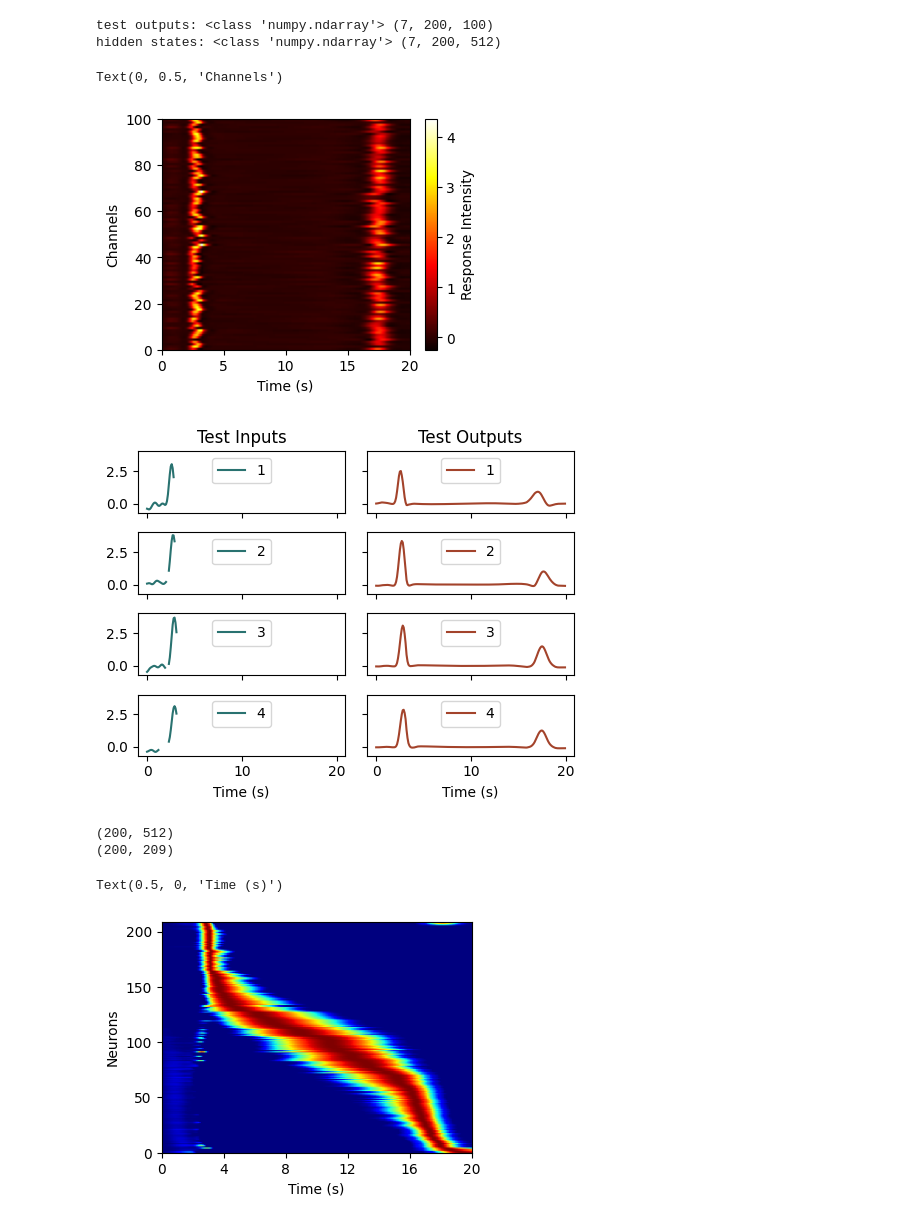
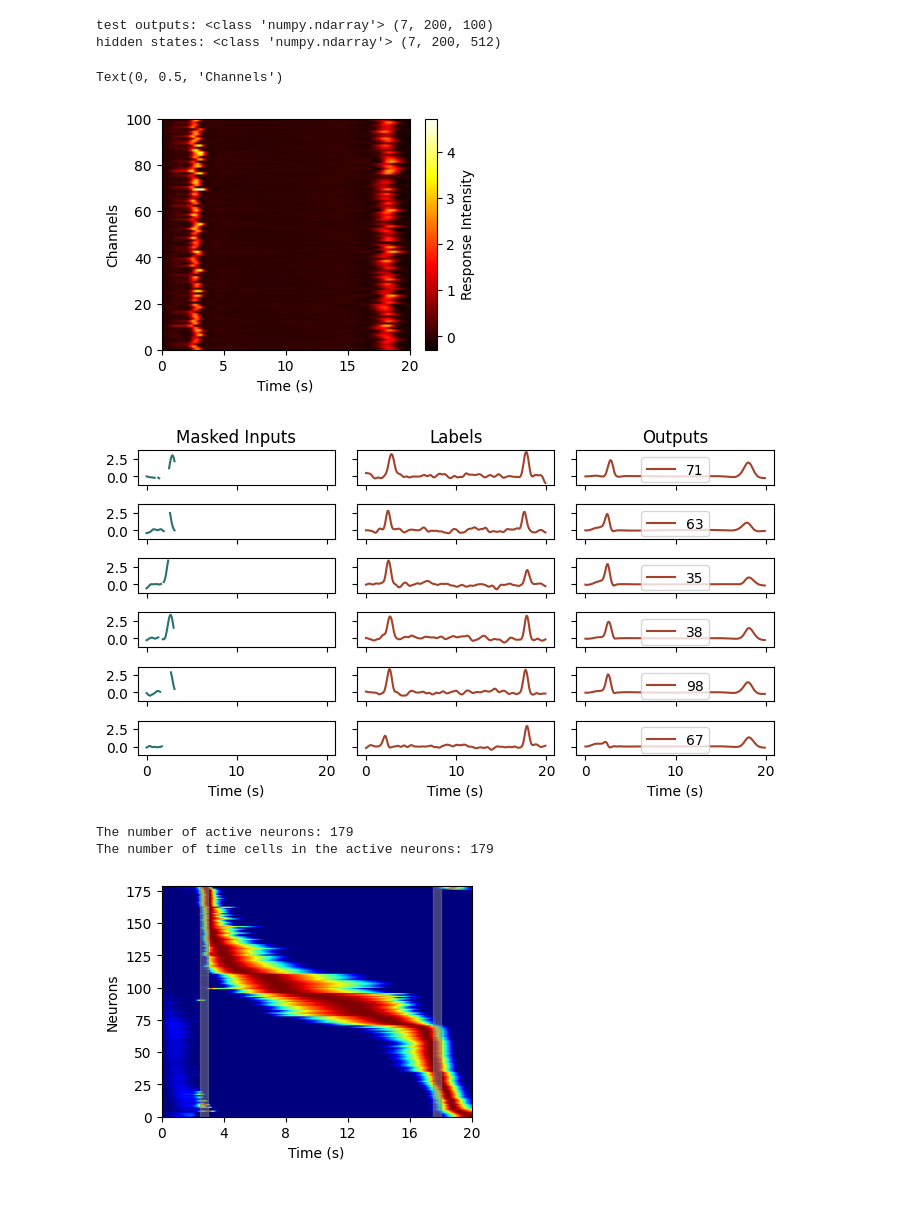
Before and after one commit to qrsyu/STCell, a Jupyter notebook: code/time_exp/2TS.ipynb, the cells around one changed output. Cells and saved outputs as stored; diff of their text form; code cells hidden in the pictures.

```diff
--- a/code/time_exp/2TS.ipynb
+++ b/code/time_exp/2TS.ipynb
@@ -29,7 +31,7 @@ x = np.linspace(0, 8, 100)
 mu, sigma = 4.0, 0.5
 y = np.exp(-(x - mu)**2 / (2 * sigma**2))
 # %%
-B, T, D = 500, 200, 100
+B, T, D = 128, 200, 100
 
 rng = np.random.default_rng(seed=42)  # For reproducibility
 temp_event_1 = rng.normal(loc=mu, scale=sigma, size=(D,))
@@ -322,54 +310,61 @@ hidden states: <class 'numpy.ndarray'> (7, 200, 512)
 # Plot the outputs
 plt.figure(figsize=(4, 3))
 plt.imshow(test_outputs[0].T, aspect='auto', cmap='hot',
-           extent=[0, test_outputs.shape[1]*temp_reso/1000, 0, n_channels])
+           extent=[0, test_outputs.shape[1]*temp_reso/1000, 0, D])
 plt.colorbar(label='Response Intensity')
 plt.xlabel('Time (s)')
 plt.ylabel('Channels')
 # %% [output]
 Text(0, 0.5, 'Channels')
-[figure, old version]
+[figure, new version]
 # %%
-test_inputs = test_inputs.cpu().numpy().copy() if type(test_inputs) is torch.Tensor else test_inputs.copy()
+fig, ax = plt.subplots(6, 3, figsize=(7, 4), sharex=True, sharey=True)
 
-# Convert the zero values to nan for better visualization
-test_inputs[test_inputs == 0] = np.nan
-
-fig, ax = plt.subplots(4, 2, figsize=(5, 4), sharex=True, sharey=True)
-for i, channel in enumerate(range(5, 9)):
+test_inputs = test_inputs.cpu().numpy()
+rand_D = np.random.choice(D, size=6, replace=False)
+for i, channel in enumerate(rand_D):
 
     ax[i][0].plot(np.arange(test_inputs.shape[1]) * temp_reso / 1000,
-                 test_inputs[0, :, channel],
-                 label=f'{i+1}', color='#297270')
-    ax[i][0].legend(loc='upper center')
+                np.where(test_inputs[0, :, channel] == 0, np.nan, test_inputs[0, :, channel]),
+                label=f'{channel}', color='#297270')
 
-    ax[i][1].plot(np.arange(test_outputs.shape[1]) * temp_reso / 1000,
+    ax[i][1].plot(np.arange(time_res.shape[1]) * temp_reso / 1000,
+                  time_res[0, :, channel],
+                  label=f'{channel}', color='#A3432B')
+
+    ax[i][2].plot(np.arange(test_outputs.shape[1]) * temp_reso / 1000,
                   test_outputs[0, :, channel],
-                  label=f'{i+1}', color='#A3432B')
-    ax[i][1].legend(loc='upper center')
-
-ax[0][0].set_title('Test Inputs')
-ax[0][1].set_title('Test Outputs')
+                  label=f'{channel}', color='#A3432B')
+    ax[i][2].legend(loc='upper center')
+ax[0][0].set_title('Masked Inputs')
+ax[0][1].set_title('Labels')
+ax[0][2].set_title('Outputs')
 ax[-1][0].set_xlabel('Time (s)')
 ax[-1][1].set_xlabel('Time (s)')
+ax[-1][2].set_xlabel('Time (s)')
 plt.tight_layout()
 # %% [output]
-[figure, old version]
+[figure, new version]
 # %%
 # Averge accross the batch
 avg_hs = np.mean(hidden_states, axis=0)
-print(avg_hs.shape)
 
 # Plot the sorted hidden states
 fig, ax = plt.subplots(figsize=(4, 3))
-norm_hs, fig, ax = plt_hs(avg_hs, min_fr=0.1, fig=fig, ax=ax)
-print(norm_hs.shape)
+norm_hs, fig, ax, idx = plt_hs(avg_hs, min_fr=0.1, fig=fig, ax=ax, return_idx=True)
+ax.axvspan(2.5, 3,   alpha=0.5, color='grey', zorder=0)
+ax.axvspan(17.5, 18, alpha=0.5, color='grey', zorder=0)
 ax.set_xlabel('Time (s)')
+
+print('The number of active neurons:', norm_hs.shape[1])
+hidden_states_active = hidden_states[:, :, idx]
+
+is_time_cell = time_analysis(hidden_states_active)
+print('The number of time cells in the active neurons:', np.sum(is_time_cell))
 # %% [output]
-(200, 512)
-(200, 209)
+The number of active neurons: 179
+The number of time cells in the active neurons: 179
-Text(0.5, 0, 'Time (s)')
-[figure, old version]
+[figure, new version]
 # %%
 # Save the data
 save_dict = {
```
Also changed, not shown: parts of 10 cells of this notebook, 5 other files.
